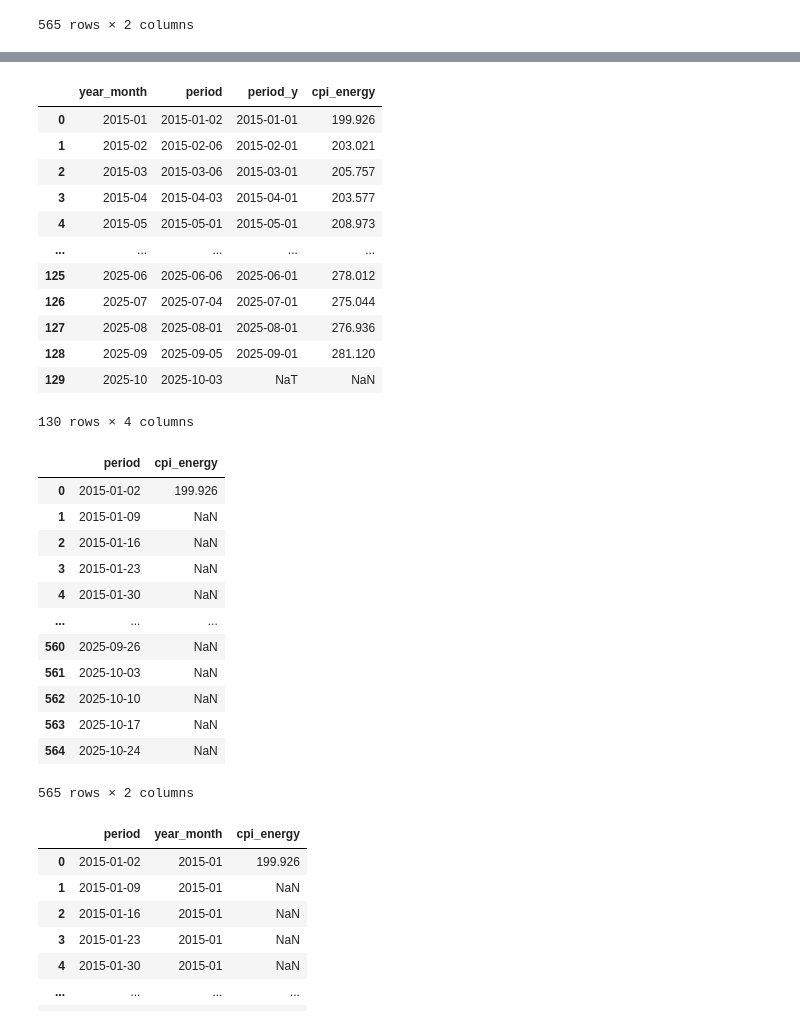
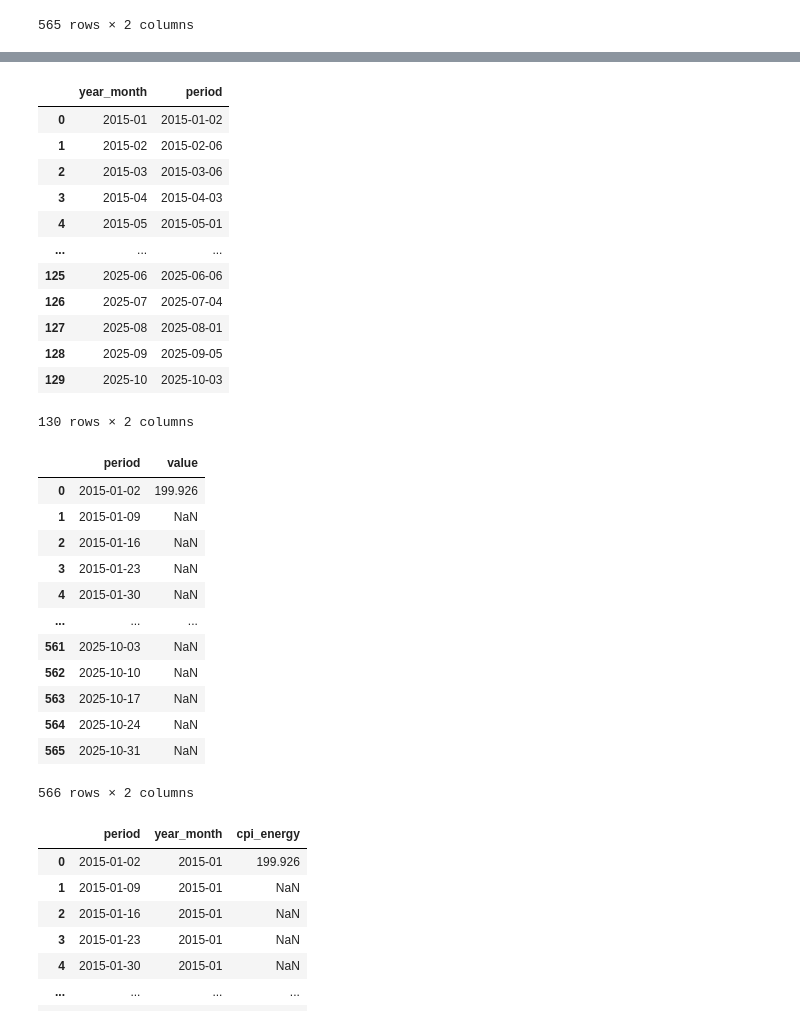
Before and after one commit to SalazarV4/oil-optimization, a Jupyter notebook: notebooks/eda.ipynb, the cells around one changed output, grey strips where cells are left out. Cells and saved outputs as stored; diff of their text form; code cells hidden in the pictures.

```diff
--- a/notebooks/eda.ipynb
+++ b/notebooks/eda.ipynb
@@ -138,36 +140,36 @@ merge_cpi = merge_periods.merge(df_cpi_filter,
 # %%
-merge_cpi
+merge_periods
 # %% [output]
-|  | year_month | period | period_y | cpi_energy |
-| 0 | 2015-01 | 2015-01-02 | 2015-01-01 | 199.926 |
-| 1 | 2015-02 | 2015-02-06 | 2015-02-01 | 203.021 |
-| 2 | 2015-03 | 2015-03-06 | 2015-03-01 | 205.757 |
-| 3 | 2015-04 | 2015-04-03 | 2015-04-01 | 203.577 |
-| 4 | 2015-05 | 2015-05-01 | 2015-05-01 | 208.973 |
-| ... | ... | ... | ... | ... |
-| 125 | 2025-06 | 2025-06-06 | 2025-06-01 | 278.012 |
-| 126 | 2025-07 | 2025-07-04 | 2025-07-01 | 275.044 |
-| 127 | 2025-08 | 2025-08-01 | 2025-08-01 | 276.936 |
-| 128 | 2025-09 | 2025-09-05 | 2025-09-01 | 281.120 |
-| 129 | 2025-10 | 2025-10-03 | NaT | NaN |
+|  | year_month | period |
+| 0 | 2015-01 | 2015-01-02 |
+| 1 | 2015-02 | 2015-02-06 |
+| 2 | 2015-03 | 2015-03-06 |
+| 3 | 2015-04 | 2015-04-03 |
+| 4 | 2015-05 | 2015-05-01 |
+| ... | ... | ... |
+| 125 | 2025-06 | 2025-06-06 |
+| 126 | 2025-07 | 2025-07-04 |
+| 127 | 2025-08 | 2025-08-01 |
+| 128 | 2025-09 | 2025-09-05 |
+| 129 | 2025-10 | 2025-10-03 |
-130 rows × 4 columns
+130 rows × 2 columns
 # %%
-df_cpi_final = features_df.merge(merge_cpi,on='period', how='left')[['period','cpi_energy']]
+df_cpi_final = features_df.merge(merge_cpi,on='period', how='left')[['period','value']]
 df_cpi_final
 # %% [output]
-|  | period | cpi_energy |
+|  | period | value |
 | 0 | 2015-01-02 | 199.926 |
 | 1 | 2015-01-09 | NaN |
 | 2 | 2015-01-16 | NaN |
 | 3 | 2015-01-23 | NaN |
 | 4 | 2015-01-30 | NaN |
 | ... | ... | ... |
-| 560 | 2025-09-26 | NaN |
 | 561 | 2025-10-03 | NaN |
 | 562 | 2025-10-10 | NaN |
 | 563 | 2025-10-17 | NaN |
 | 564 | 2025-10-24 | NaN |
+| 565 | 2025-10-31 | NaN |
-565 rows × 2 columns
+566 rows × 2 columns
 # %%
 features_df = features_df.merge(df_cpi_final,on='period',how='left')
 # %%
```
Also changed, not shown: parts of 25 cells of this notebook, 1 other file.
